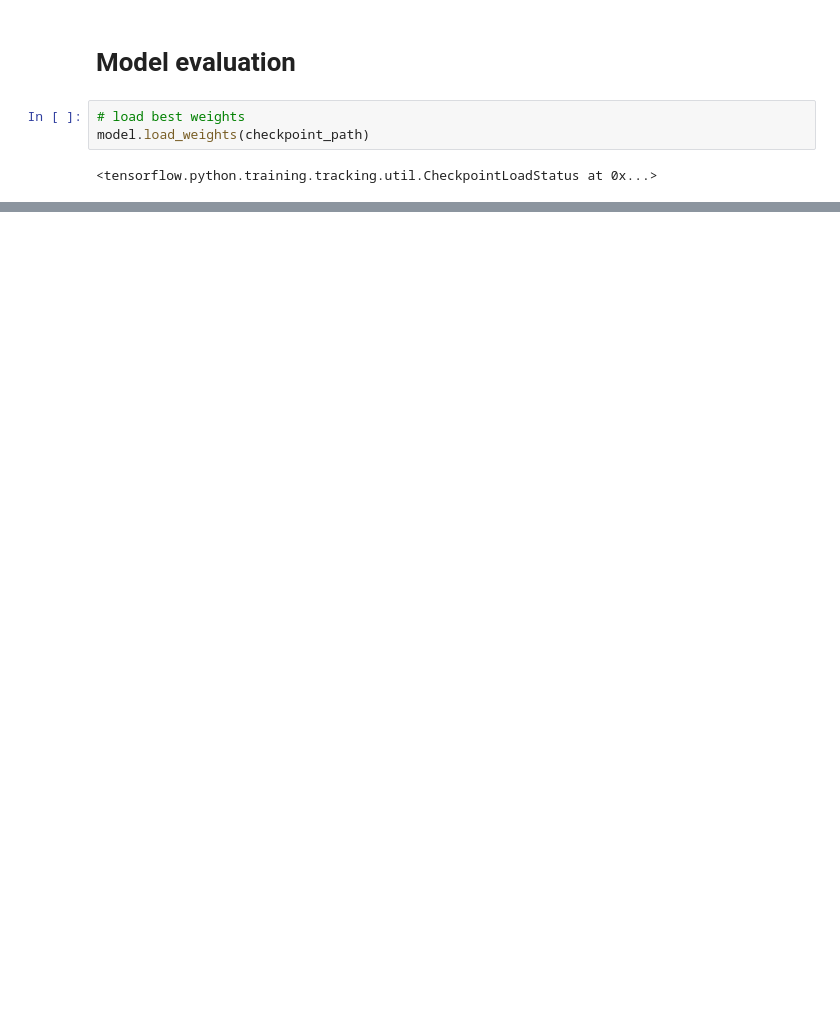
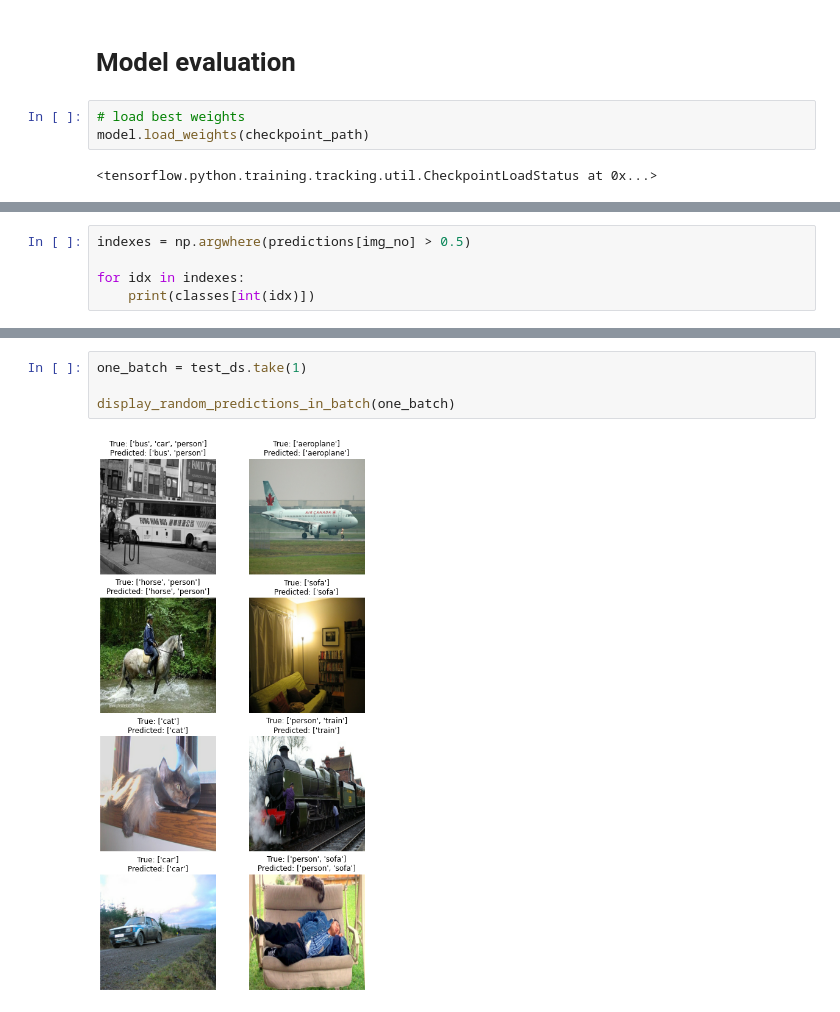
Before and after one commit to MortenTabaka/Deep-learning-exercises-with-TensorFlow2, a Jupyter notebook: Tabaka_Marcin_Transfer_learning.ipynb, the cells around one changed output, grey strips where cells are left out. Drawn from its saved outputs; the diff is of its cells as text; blank space fills up the shorter version.

```diff
--- a/Tabaka_Marcin_Transfer_learning.ipynb
+++ b/Tabaka_Marcin_Transfer_learning.ipynb
@@ -582,0 +732,5 @@ display_plots(history)
+# %%
+indexes = np.argwhere(predictions[img_no] > 0.5)
+
+for idx in indexes:
+    print(classes[int(idx)])
@@ -582,0 +800,6 @@ display_plots(history)
+# %%
+one_batch = test_ds.take(1)
+
+display_random_predictions_in_batch(one_batch)
+# %% [output]
+[figure, added]
```
Also changed, not shown: parts of 40 cells of this notebook.
